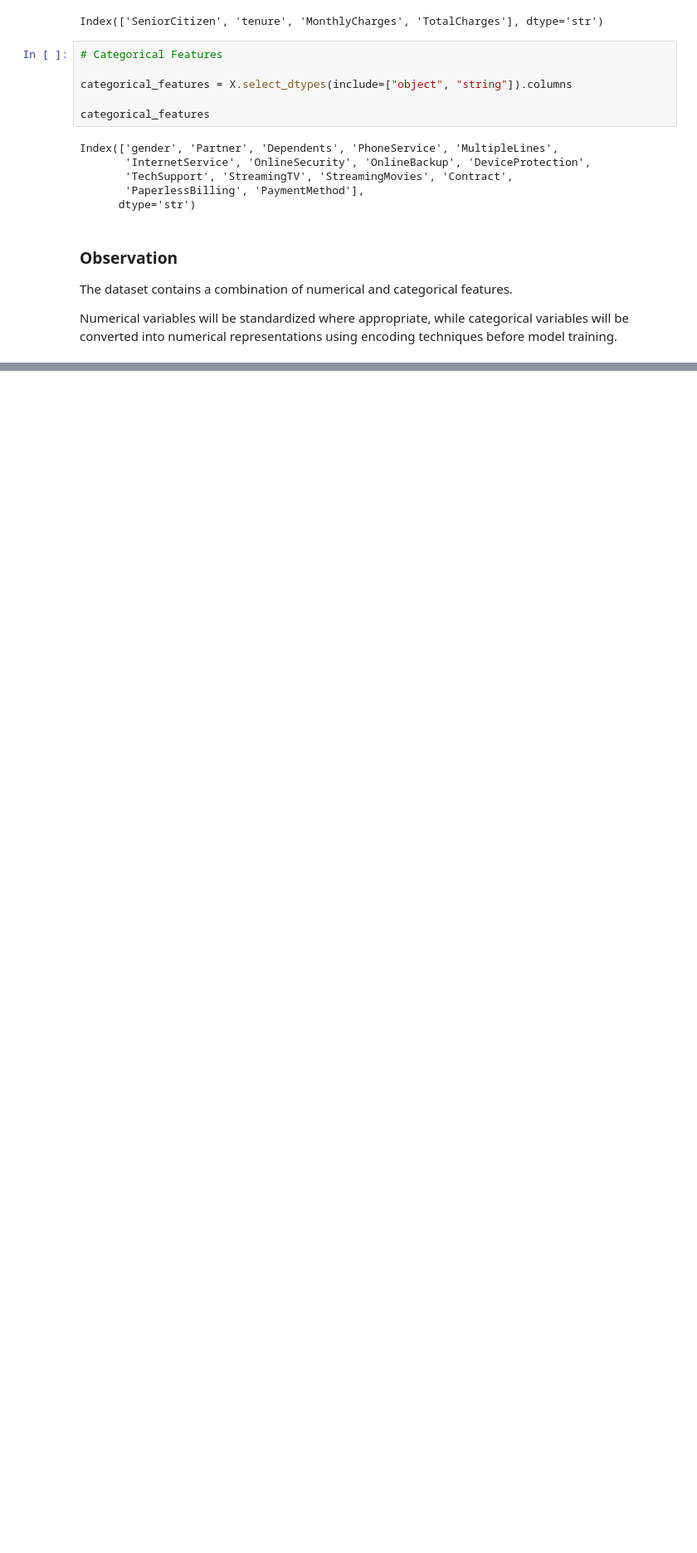
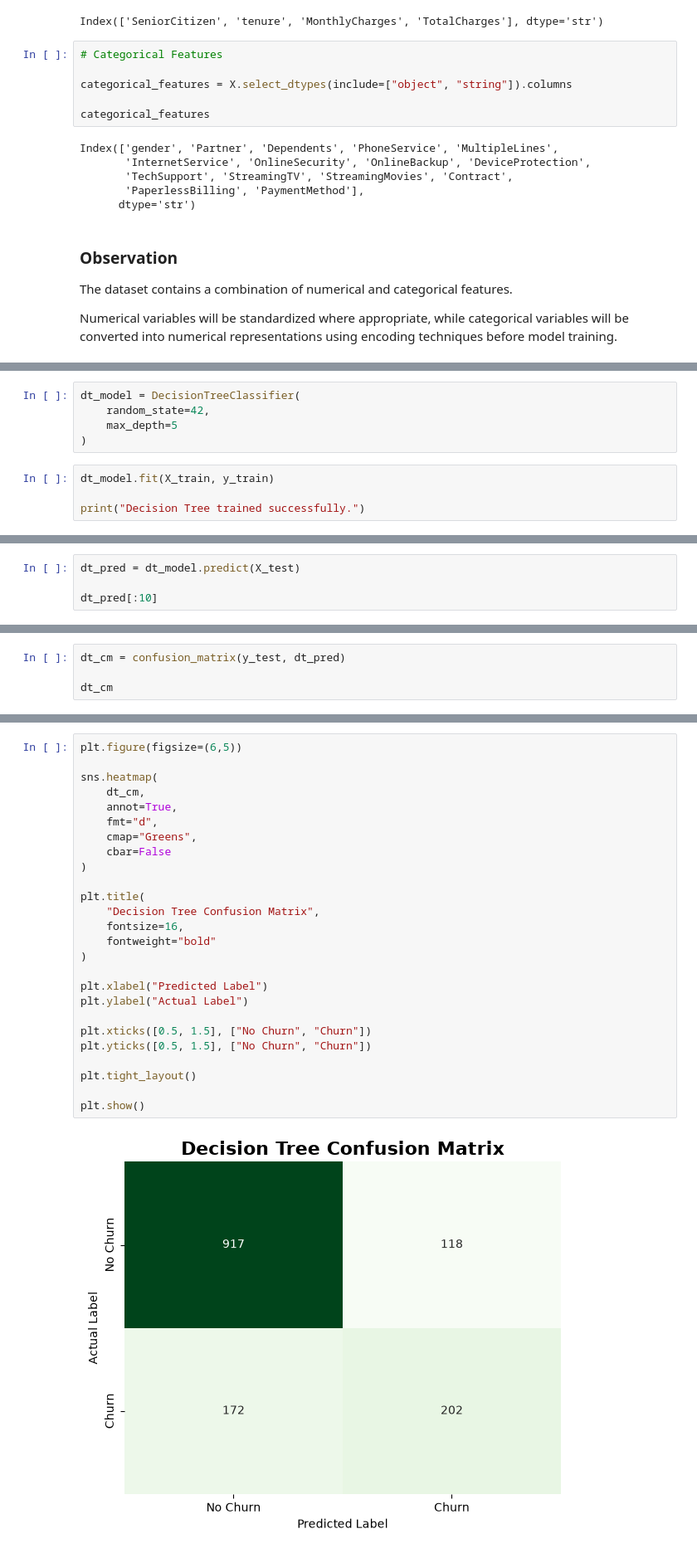
Before and after one commit to Al-maqdis/telecom-churn-prediction, a Jupyter notebook: notebooks/03_data_preprocessing.ipynb, the cells around one changed output, grey strips where cells are left out. Shown at 83% size. Drawn from its saved outputs; the diff is of its cells as text; blank space fills up the shorter version.

```diff
--- a/notebooks/03_data_preprocessing.ipynb
+++ b/notebooks/03_data_preprocessing.ipynb
@@ -387,0 +845,9 @@ Numerical variables will be standardized where appropriate, while categorical va
+# %%
+dt_model = DecisionTreeClassifier(
+    random_state=42,
+    max_depth=5
+)
+# %%
+dt_model.fit(X_train, y_train)
+
+print("Decision Tree trained successfully.")
@@ -387,0 +856,4 @@ Numerical variables will be standardized where appropriate, while categorical va
+# %%
+dt_pred = dt_model.predict(X_test)
+
+dt_pred[:10]
@@ -387,0 +892,4 @@ Numerical variables will be standardized where appropriate, while categorical va
+# %%
+dt_cm = confusion_matrix(y_test, dt_pred)
+
+dt_cm
@@ -387,0 +899,28 @@ Numerical variables will be standardized where appropriate, while categorical va
+# %%
+plt.figure(figsize=(6,5))
+
+sns.heatmap(
+    dt_cm,
+    annot=True,
+    fmt="d",
+    cmap="Greens",
+    cbar=False
+)
+
+plt.title(
+    "Decision Tree Confusion Matrix",
+    fontsize=16,
+    fontweight="bold"
+)
+
+plt.xlabel("Predicted Label")
+plt.ylabel("Actual Label")
+
+plt.xticks([0.5, 1.5], ["No Churn", "Churn"])
+plt.yticks([0.5, 1.5], ["No Churn", "Churn"])
+
+plt.tight_layout()
+
+plt.show()
+# %% [output]
+[figure, added]
```
Also changed, not shown: parts of 114 cells of this notebook, 17 other files.
